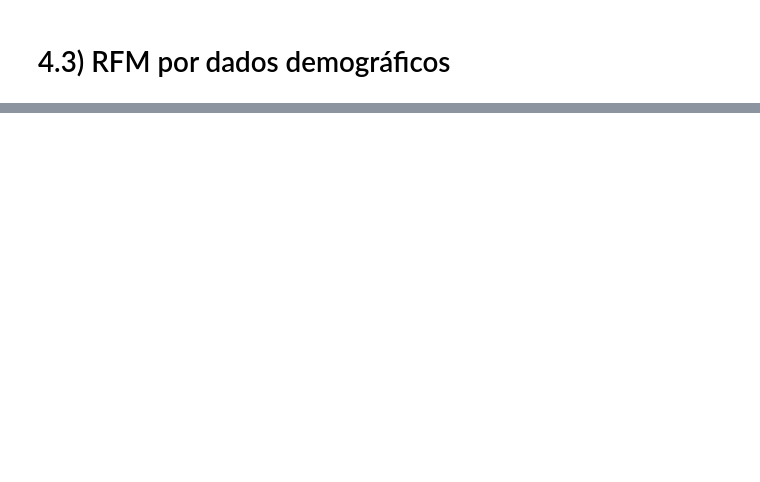
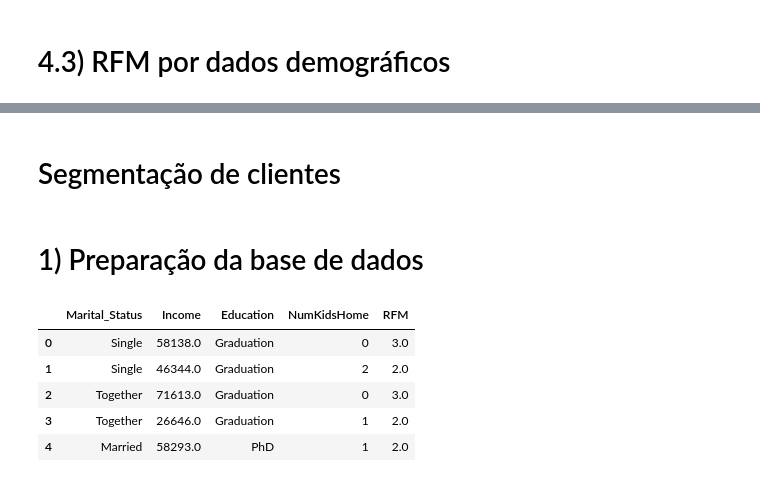
Before and after one commit to victoriaegandolfi/ps, a Jupyter notebook: Processo seletivo - EDA.ipynb, the cells around one changed output, grey strips where cells are left out. Cells and saved outputs as stored; diff of their text form; code cells hidden in the pictures; blank space fills up the shorter version.

```diff
--- a/Processo seletivo - EDA.ipynb
+++ b/Processo seletivo - EDA.ipynb
@@ -311,0 +318,14 @@ df_pivot.plot.bar(xlabel='Number of Kids at Home', stacked=True)
+# %% [markdown]
+# Segmentação de clientes
+# %% [markdown]
+# 1) Preparação da base de dados
+# %%
+cluster_df = df.loc[:, ['Marital_Status', 'Income', 'Education', 'NumKidsHome', 'RFM']]
+cluster_df.head()
+# %% [output]
+|  | Marital_Status | Income | Education | NumKidsHome | RFM |
+| 0 | Single | 58138.0 | Graduation | 0 | 3.0 |
+| 1 | Single | 46344.0 | Graduation | 2 | 2.0 |
+| 2 | Together | 71613.0 | Graduation | 0 | 3.0 |
+| 3 | Together | 26646.0 | Graduation | 1 | 2.0 |
+| 4 | Married | 58293.0 | PhD | 1 | 2.0 |
```
Also changed, not shown: parts of 31 cells of this notebook.
